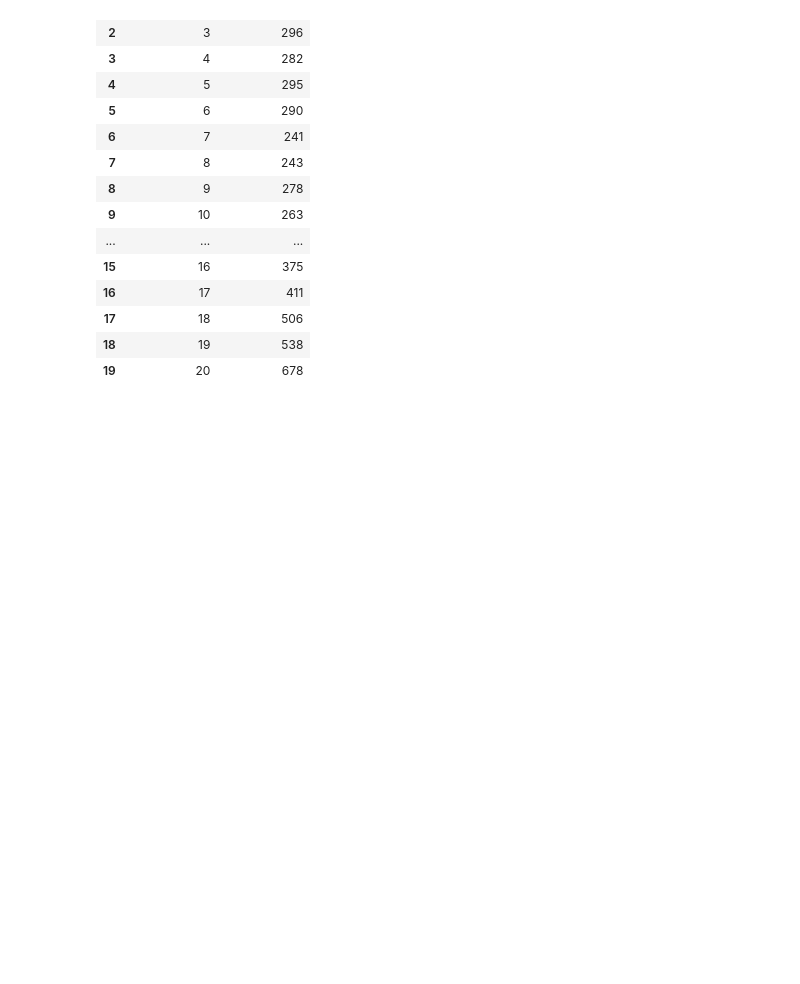
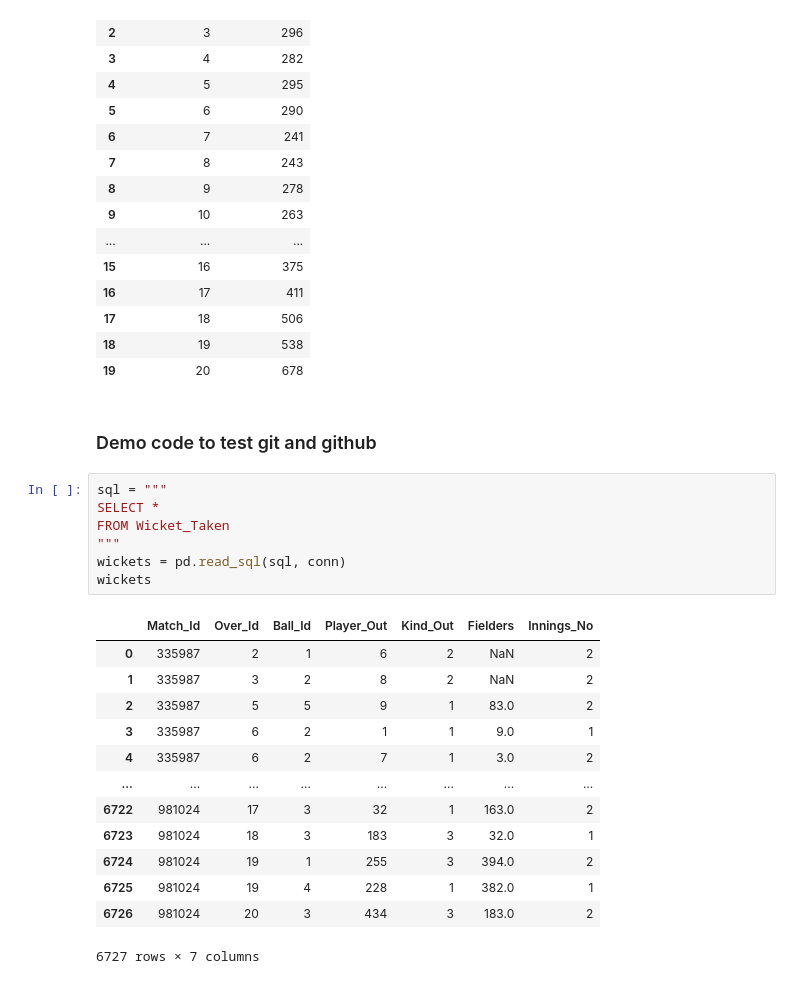
Before and after one commit to tambeyash/IPL---Analysis-using-SQL, a Jupyter notebook: IPL - SQL.ipynb, the cells around one changed output. Saved outputs shown, nothing was run; the diff lists cells and outputs as text; blank space fills up the shorter version.

```diff
--- a/IPL - SQL.ipynb
+++ b/IPL - SQL.ipynb
@@ -313,3 +313,26 @@ wickets
 | 17 | 18 | 506 |
 | 18 | 19 | 538 |
 | 19 | 20 | 678 |
+# %% [markdown]
+### Demo code to test git and github
+# %%
+sql = """
+SELECT *
+FROM Wicket_Taken
+"""
+wickets = pd.read_sql(sql, conn)
+wickets
+# %% [output]
+|  | Match_Id | Over_Id | Ball_Id | Player_Out | Kind_Out | Fielders | Innings_No |
+| 0 | 335987 | 2 | 1 | 6 | 2 | NaN | 2 |
+| 1 | 335987 | 3 | 2 | 8 | 2 | NaN | 2 |
+| 2 | 335987 | 5 | 5 | 9 | 1 | 83.0 | 2 |
+| 3 | 335987 | 6 | 2 | 1 | 1 | 9.0 | 1 |
+| 4 | 335987 | 6 | 2 | 7 | 1 | 3.0 | 2 |
+| ... | ... | ... | ... | ... | ... | ... | ... |
+| 6722 | 981024 | 17 | 3 | 32 | 1 | 163.0 | 2 |
+| 6723 | 981024 | 18 | 3 | 183 | 3 | 32.0 | 1 |
+| 6724 | 981024 | 19 | 1 | 255 | 3 | 394.0 | 2 |
+| 6725 | 981024 | 19 | 4 | 228 | 1 | 382.0 | 1 |
+| 6726 | 981024 | 20 | 3 | 434 | 3 | 183.0 | 2 |
+6727 rows × 7 columns
```
Also changed, not shown: 3 other files.
